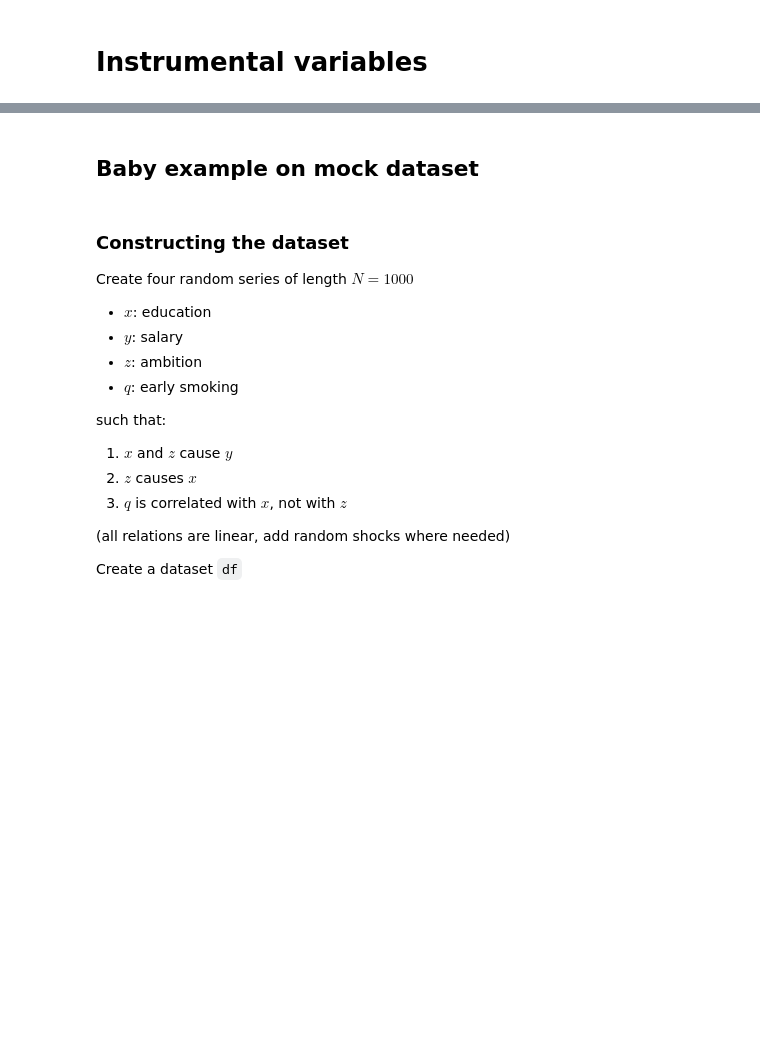
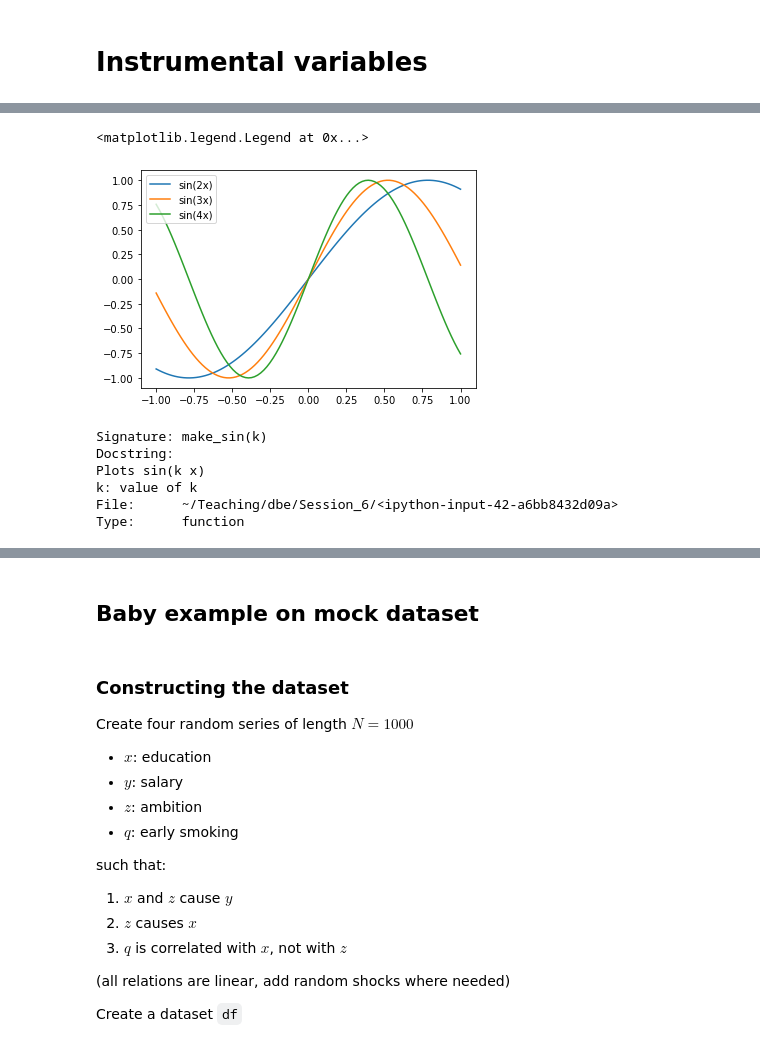
Before and after one commit to albop/dbe_archive, a Jupyter notebook: Session_6/instrumental_variables.ipynb, the cells around one changed output, grey strips where cells are left out. Cells and saved outputs as stored; diff of their text form; code cells hidden in the pictures; blank space fills up the shorter version.

```diff
--- a/Session_6/instrumental_variables.ipynb
+++ b/Session_6/instrumental_variables.ipynb
@@ -2,0 +121,8 @@
+# %%
+make_sin(2)
+make_sin(3)
+make_sin(4)
+plt.legend()
+# %% [output]
+<matplotlib.legend.Legend at 0x...>
+[figure, added]
@@ -2,0 +137,9 @@
+# %%
+make_sin?
+# %% [output]
+Signature: make_sin(k)
+Docstring:
+Plots sin(k x)
+k: value of k
+File:      ~/Teaching/dbe/Session_6/<ipython-input-42-a6bb8432d09a>
+Type:      function
```
Also changed, not shown: parts of 68 cells of this notebook.
